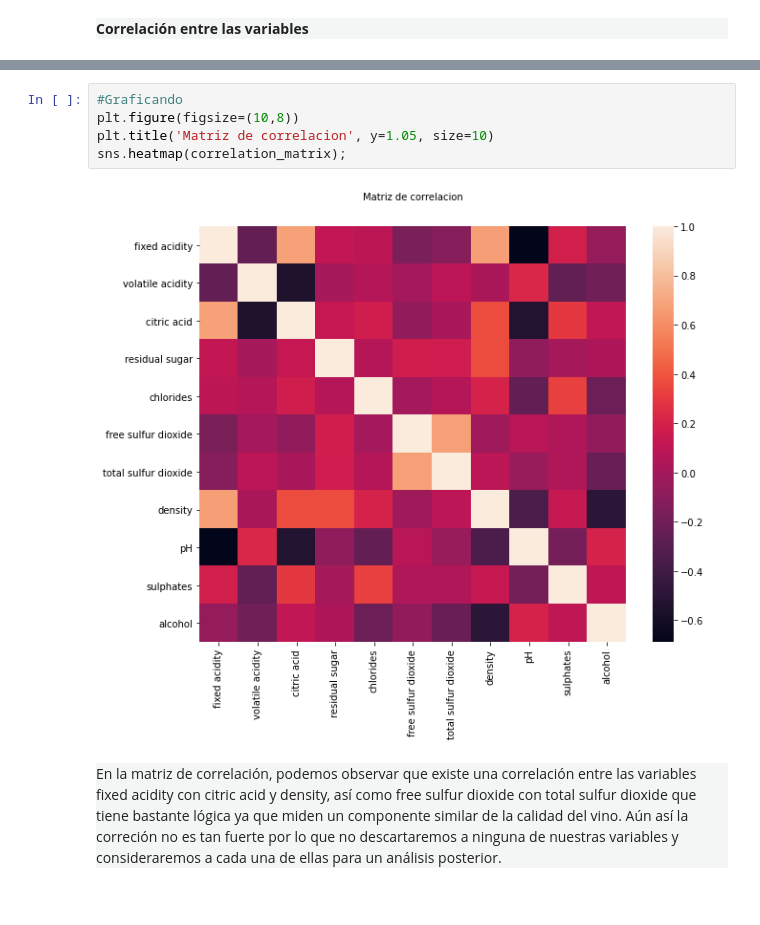
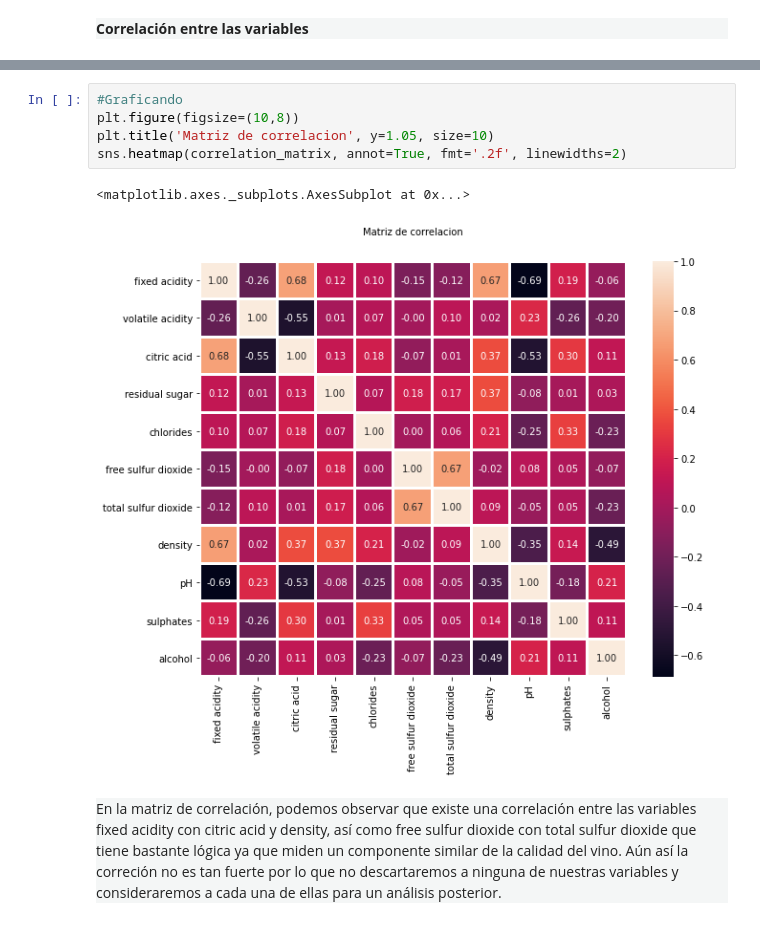
Before and after one commit to Liss-maritza/PEC2-CVD, a Jupyter notebook: PEC2-CVD.ipynb, the cells around one changed output, grey strips where cells are left out. Cells and saved outputs as stored; diff of their text form.

```diff
--- a/PEC2-CVD.ipynb
+++ b/PEC2-CVD.ipynb
@@ -610,10 +607,11 @@ correlation_matrix
 # %%
 #Graficando
 plt.figure(figsize=(10,8))
 plt.title('Matriz de correlacion', y=1.05, size=10)
-sns.heatmap(correlation_matrix);
+sns.heatmap(correlation_matrix, annot=True, fmt='.2f', linewidths=2)
 # %% [output]
+<matplotlib.axes._subplots.AxesSubplot at 0x...>
-[figure, old version]
+[figure, new version]
 # %% [markdown]
 <div style="background-color: #F4F6F6;">
 En la matriz de correlación, podemos observar que existe una correlación entre las variables fixed acidity con citric acid  y density, así como free sulfur dioxide con total sulfur dioxide que tiene bastante lógica ya que miden un componente similar de la calidad del vino. Aún así la correción no es tan fuerte por lo que no descartaremos a ninguna de nuestras variables y consideraremos a cada una de ellas para un análisis posterior.
```
Also changed, not shown: parts of 39 cells of this notebook.
